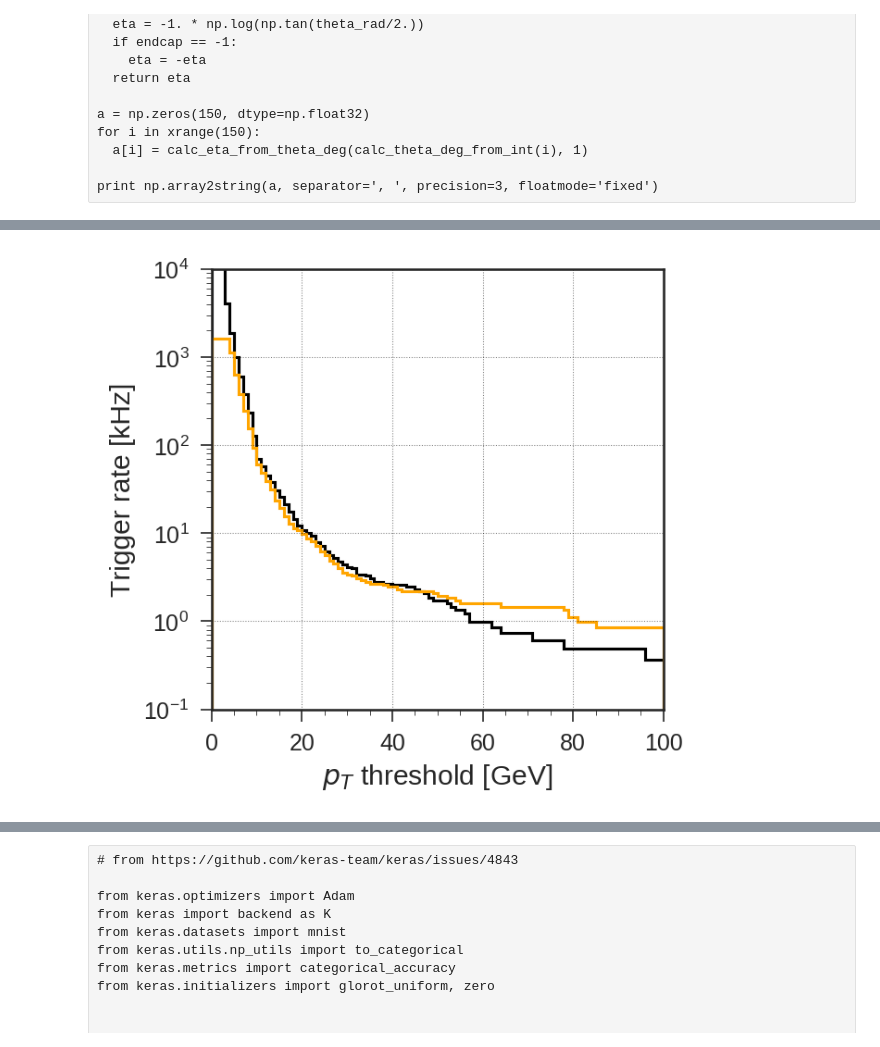
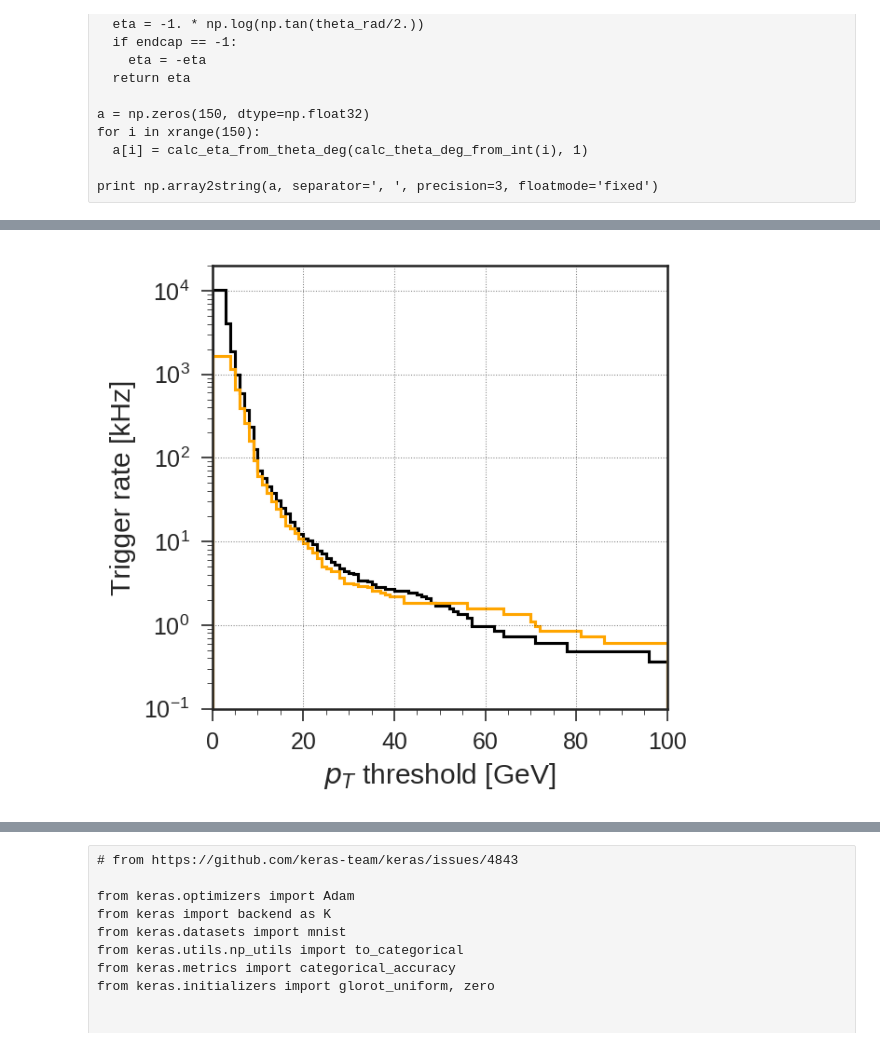
Before and after one commit to srosenzweig09/L1TMuonSimulationsMar2017, a Jupyter notebook: Analyzers/test8/mykeras10_omtf.ipynb, the cells around one changed output, grey strips where cells are left out. Cells and saved outputs as stored; diff of their text form; code cells hidden in the pictures.

```diff
--- a/Analyzers/test8/mykeras10_omtf.ipynb
+++ b/Analyzers/test8/mykeras10_omtf.ipynb
@@ -59,7 +59,7 @@ if not omtf_input:
       muon_data_split(infile_muon, reg_pt_scale=reg_pt_scale, test_size=0.306)
 else:
   x_train, x_test, y_train, y_test, w_train, w_test, x_mask_train, x_mask_test, x_road_train, x_road_test = \
-      muon_data_split(infile_muon_omtf, reg_pt_scale=reg_pt_scale, test_size=0.306)
+      muon_data_split(infile_muon_omtf, reg_pt_scale=reg_pt_scale, test_size=0.311)
 
 # Add discrimator output node
 if add_noise:
@@ -674,21 +675,21 @@ class TrackProducer(object):
     self.s_max = 60.
     self.s_nbins = 120
     self.s_step = (self.s_max - self.s_min)/self.s_nbins
-    self.s_lut =[ 1.8117,  1.5459,  1.5950,  1.8402,  2.2030,  2.6381,  3.1232,  3.6518,
-                  4.2296,  4.8608,  5.5156,  6.1841,  6.8641,  7.5456,  8.2256,  8.8992,
-                  9.5510, 10.1803, 10.8062, 11.4385, 12.0905, 12.7651, 13.4559, 14.1654,
-                 14.8802, 15.6057, 16.3493, 17.1033, 17.8604, 18.6140, 19.3572, 20.0806,
-                 20.7999, 21.5515, 22.3629, 23.1690, 23.8621, 24.4932, 25.1597, 25.8896,
-                 26.6617, 27.4547, 28.2172, 28.9402, 29.6450, 30.3504, 31.0774, 31.8438,
-                 32.6296, 33.4444, 34.3235, 35.2550, 36.1904, 37.1498, 38.1237, 39.0754,
-                 39.9981, 40.8433, 41.6487, 42.4566, 43.3854, 44.4498, 45.6840, 46.8737,
-                 47.8861, 48.8104, 49.7933, 50.7312, 51.5319, 52.3184, 53.1023, 53.8850,
-                 54.6672, 55.4490, 56.2307, 57.0122, 57.7937, 58.5751, 59.3564, 60.1378,
-                 60.9191, 61.7004, 62.4817, 63.2630, 64.0442, 64.8255, 65.6067, 66.3880,
-                 67.1692, 67.9505, 68.7317, 69.5129, 70.2942, 71.0754, 71.8566, 72.6379,
-                 73.4191, 74.2003, 74.9816, 75.7628, 76.5440, 77.3252, 78.1065, 78.8877,
-                 79.6689, 80.4501, 81.2314, 82.0126, 82.7938, 83.5750, 84.3563, 85.1375,
-                 85.9187, 86.6999, 87.4812, 88.2624, 89.0436, 89.8248, 90.6061, 91.3873]
+    self.s_lut =[ 1.8195,  1.5651,  1.6147,  1.8573,  2.2176,  2.6521,  3.1392,  3.6731,
+                  4.2603,  4.9059,  5.5810,  6.2768,  6.9787,  7.6670,  8.3289,  8.9703,
+                  9.6027, 10.2288, 10.8525, 11.4874, 12.1370, 12.8016, 13.4806, 14.1740,
+                 14.8822, 15.5927, 16.3161, 17.0803, 17.8854, 18.6790, 19.4369, 20.1713,
+                 20.9279, 21.6733, 22.3966, 23.0878, 23.7421, 24.3612, 24.9927, 25.6638,
+                 26.4131, 27.2467, 28.1087, 28.9682, 29.8129, 30.6270, 31.4258, 32.2671,
+                 33.1881, 34.2942, 35.4266, 36.4711, 37.5020, 38.4437, 39.2068, 39.8264,
+                 40.3814, 40.9442, 41.5449, 42.1736, 42.7892, 43.4046, 44.0388, 44.7361,
+                 45.5805, 46.6375, 47.7231, 48.6278, 49.3952, 50.1290, 50.8860, 51.6510,
+                 52.4043, 53.1551, 53.9053, 54.6554, 55.4054, 56.1554, 56.9053, 57.6552,
+                 58.4051, 59.1550, 59.9048, 60.6547, 61.4045, 62.1544, 62.9042, 63.6540,
+                 64.4039, 65.1537, 65.9036, 66.6534, 67.4032, 68.1531, 68.9029, 69.6527,
+                 70.4026, 71.1524, 71.9022, 72.6521, 73.4019, 74.1517, 74.9016, 75.6514,
+                 76.4012, 77.1511, 77.9009, 78.6507, 79.4006, 80.1504, 80.9002, 81.6501,
+                 82.3999, 83.1497, 83.8996, 84.6494, 85.3992, 86.1491, 86.8989, 87.6488]
     #self.s_lut = np.linspace(self.s_min, self.s_max, num=self.s_nbins+1)[:-1]
     self.s_step = np.asarray(self.s_step)
     self.s_lut = np.asarray(self.s_lut)
@@ -735,16 +736,16 @@ class TrackProducer(object):
     if mode_ok:
       if self.omtf_input:
         if np.abs(1.0/y_meas) > self.discr_pt_cut_high:  # >14 GeV
-          trigger = (y_discr > 0.6063) # 98.0% coverage
+          trigger = (y_discr > 0.6043) # 98.0% coverage
         elif np.abs(1.0/y_meas) > self.discr_pt_cut:  # 8-14 GeV
-          trigger = (y_discr > 0.2867) # 98.0% coverage
+          trigger = (y_discr > 0.2905) # 98.0% coverage
         else:
           trigger = (y_discr >= 0.) and strg_ok
       else:
         if np.abs(1.0/y_meas) > self.discr_pt_cut_high:  # >14 GeV
-          trigger = (y_discr > 0.9281) # 98.0% coverage
+          trigger = (y_discr > 0.9304) # 98.0% coverage
         elif np.abs(1.0/y_meas) > self.discr_pt_cut:  # 8-14 GeV
-          trigger = (y_discr > 0.7628) # 98.0% coverage
+          trigger = (y_discr > 0.7720) # 98.0% coverage
         else:
           trigger = (y_discr >= 0.) and strg_ok
     return trigger
@@ -1213,32 +1210,32 @@ print np.array2string(hist, separator=', ', precision=4, floatmode='fixed')
 # Old rates
 old_hist = [1.0308e+04, 1.0308e+04, 1.0308e+04, 4.0897e+03, 1.8846e+03, 9.9760e+02,
  5.9589e+02, 3.7664e+02, 2.3440e+02, 1.2795e+02, 7.0148e+01, 5.7560e+01,
  4.5217e+01, 3.8007e+01, 3.0797e+01, 2.5542e+01, 2.1509e+01, 1.7354e+01,
  1.4421e+01, 1.2343e+01, 1.0877e+01, 1.0143e+01, 9.2878e+00, 7.8213e+00,
  7.0881e+00, 6.2326e+00, 5.6216e+00, 5.2550e+00, 4.7661e+00, 4.3995e+00,
  4.1551e+00, 4.0329e+00, 3.4218e+00, 3.4218e+00, 3.2996e+00, 3.0552e+00,
  2.8108e+00, 2.8108e+00, 2.6886e+00, 2.6886e+00, 2.5664e+00, 2.5664e+00,
  2.5664e+00, 2.4442e+00, 2.4442e+00, 2.3220e+00, 2.1998e+00, 2.0775e+00,
  1.8331e+00, 1.7109e+00, 1.7109e+00, 1.7109e+00, 1.5887e+00, 1.4665e+00,
  1.3443e+00, 1.3443e+00, 1.2221e+00, 9.7767e-01, 9.7767e-01, 9.7767e-01,
  9.7767e-01, 9.7767e-01, 8.5546e-01, 8.5546e-01, 7.3325e-01, 7.3325e-01,
  7.3325e-01, 7.3325e-01, 7.3325e-01, 7.3325e-01, 7.3325e-01, 6.1104e-01,
  6.1104e-01, 6.1104e-01, 6.1104e-01, 6.1104e-01, 6.1104e-01, 6.1104e-01,
  4.8883e-01, 4.8883e-01, 4.8883e-01, 4.8883e-01, 4.8883e-01, 4.8883e-01,
  4.8883e-01, 4.8883e-01, 4.8883e-01, 4.8883e-01, 4.8883e-01, 4.8883e-01,
  4.8883e-01, 4.8883e-01, 4.8883e-01, 4.8883e-01, 4.8883e-01, 4.8883e-01,
  3.6663e-01, 3.6663e-01, 3.6663e-01, 3.6663e-01]
 old_hist = np.array(old_hist, dtype=np.float32)
 
 plt.figure()
 centers = (edges[1:] + edges[:-1])/2
 plt.hist(centers, weights=old_hist, bins=edges, histtype='step', color='k', lw=1.5)
 plt.hist(centers, weights=hist, bins=edges, histtype='step', color='orange', lw=1.5)
 plt.xlabel(r'$p_{T}$ threshold [GeV]')
 plt.ylabel(r'Trigger rate [kHz]')
 plt.xlim(0,100)
-plt.ylim(1e-1,1e4)
+plt.ylim(1e-1,2e4)
 plt.yscale('log')
 plt.show()
 # %% [output]
-[figure, old version]
+[figure, new version]
```
Also changed, not shown: parts of 20 cells of this notebook, 1 other file.
